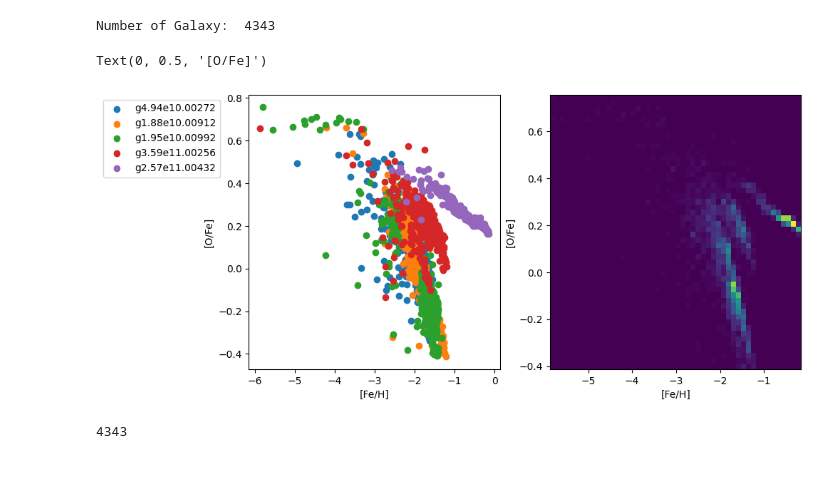
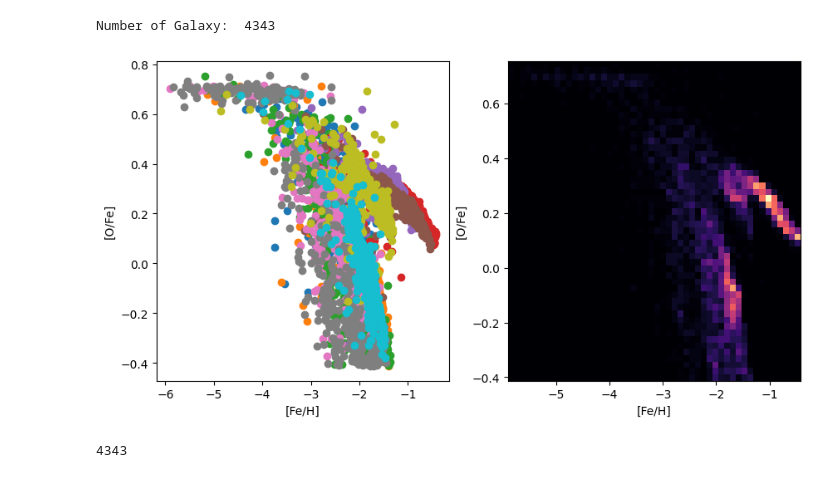
Before and after one commit to vepe99/CASBI, a Jupyter notebook: notebooks/generate_halo.ipynb, the cells around one changed output. Drawn from its saved outputs; the diff is of its cells as text; code cells hidden in the pictures.

Commit message:
start working on the generated halo

```diff
--- a/notebooks/generate_halo.ipynb
+++ b/notebooks/generate_halo.ipynb
@@ -16,27 +16,29 @@ print('Number of Galaxy: ',len(data['Galaxy_name'].unique()))
 # %% [output]
 Number of Galaxy:  4343
 # %%
-fake_halo_name = data['Galaxy_name'].sample(5)
+fake_halo_name = data['Galaxy_name'].sample(10)
 fake_halo = data[data['Galaxy_name'].isin(fake_halo_name)]
 
-fig = plt.figure(figsize=(10,5))
-ax = fig.add_subplot(121)
-for name in fake_halo_name:
-    ax.scatter(fake_halo[fake_halo['Galaxy_name']==name]['feh'], fake_halo[fake_halo['Galaxy_name']==name]['ofe'], label=name)
-ax.set_xlabel('[Fe/H]')
-ax.set_ylabel('[O/Fe]')
-ax.legend(bbox_to_anchor=(-0.60, 1), loc='upper left')
+def plot_halo(fake_halo:pd.DataFrame):
+    fig = plt.figure(figsize=(10,5))
+    ax = fig.add_subplot(121)
+    for name in fake_halo_name:
+        ax.scatter(fake_halo[fake_halo['Galaxy_name']==name]['feh'], fake_halo[fake_halo['Galaxy_name']==name]['ofe'], label=name)
+    ax.set_xlabel('[Fe/H]')
+    ax.set_ylabel('[O/Fe]')
+    # ax.legend(bbox_to_anchor=(-0.60, 1), loc='upper left')
 
-ax = fig.add_subplot(122)
-feh_ofe = fake_halo[['feh', 'ofe']].values
-num_bins=100
-hist, xedges, yedges = np.histogram2d(feh_ofe[:,0], feh_ofe[:,1], bins=num_bins)
-ax.hist2d(x=fake_halo['feh'], y=fake_halo['ofe'], bins=50, cmap='viridis');
-ax.set_xlabel('[Fe/H]')
-ax.set_ylabel('[O/Fe]')
+    ax = fig.add_subplot(122)
+    feh_ofe = fake_halo[['feh', 'ofe']].values
+    num_bins=100
+    hist, xedges, yedges = np.histogram2d(feh_ofe[:,0], feh_ofe[:,1], bins=num_bins)
+    ax.hist2d(x=fake_halo['feh'], y=fake_halo['ofe'], bins=50, cmap='magma');
+    ax.set_xlabel('[Fe/H]')
+    ax.set_ylabel('[O/Fe]')
+
+plot_halo(fake_halo)
 # %% [output]
-Text(0, 0.5, '[O/Fe]')
-[figure, old version]
+[figure, new version]
 # %%
 conditions = data[data.columns.difference(['Galaxy_name', 'feh', 'ofe'], sort=False)].drop_duplicates()
 conditions_rescale = pd.DataFrame(columns=conditions.columns)
```
Also changed, not shown: parts of 7 cells of this notebook, 2 other files.
